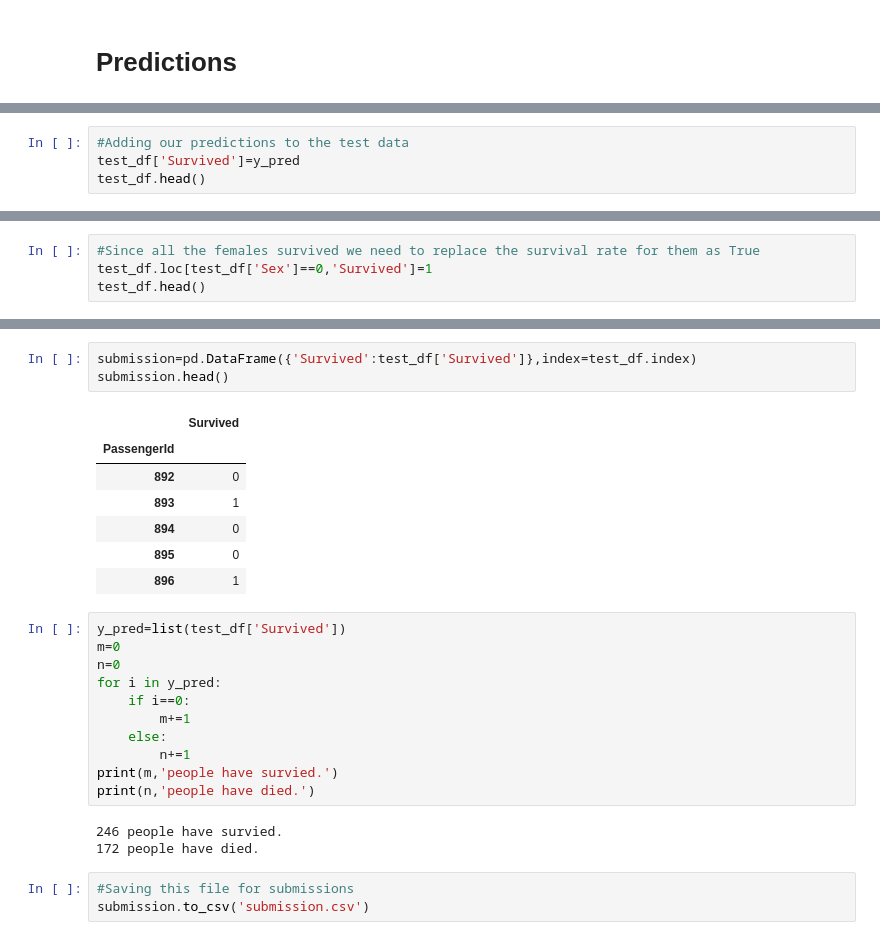
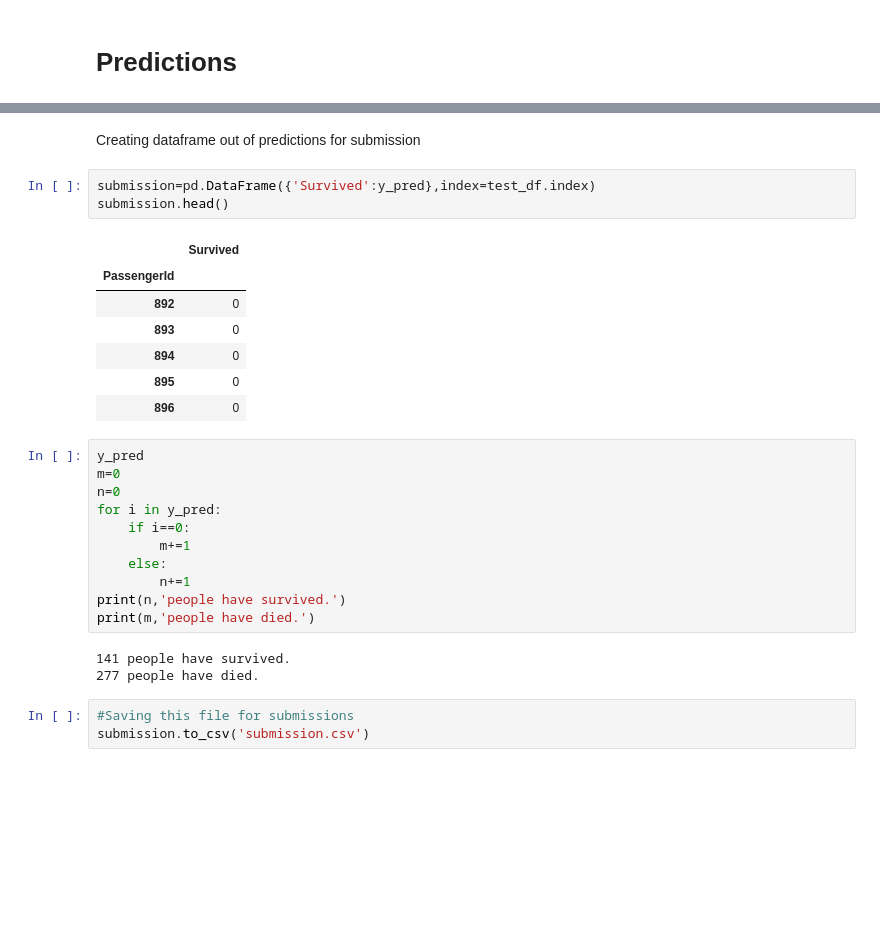
Before and after one commit to prasadposture/Titanic-A-Data-Backed-Story, a Jupyter notebook: Titanic - Machine Learning from Disaster.ipynb, the cells around one changed output, grey strips where cells are left out. Drawn from its saved outputs; the diff is of its cells as text; blank space fills up the shorter version.

```diff
--- a/Titanic - Machine Learning from Disaster.ipynb
+++ b/Titanic - Machine Learning from Disaster.ipynb
@@ -487,7 +470,3 @@ array([0, 0, 0, 0, 0, 0, 1, 0, 1, 0, 0, 0, 1, 0, 1, 1, 0, 0, 1, 0, 0, 0,
        0, 0, 1, 0, 1, 0, 0, 0, 0, 1, 1, 0, 1, 0, 0, 0, 1, 0, 0, 1, 0, 0,
        1, 1, 0, 0, 0, 0, 0, 0, 0, 0, 0, 1, 0, 0, 0, 0, 0, 1, 0, 0, 0, 1,
        0, 1, 0, 0, 1, 0, 1, 0, 1, 0, 0, 0, 1, 1, 1, 1, 1, 0, 1, 0, 0, 0])
-# %%
-#Adding our predictions to the test data
-test_df['Survived']=y_pred
-test_df.head()
@@ -502,4 +472,0 @@ test_df.head()
-# %%
-#Since all the females survived we need to replace the survival rate for them as True
-test_df.loc[test_df['Sex']==0,'Survived']=1
-test_df.head()
@@ -514,16 +473,18 @@ test_df.head()
+# %% [markdown]
+Creating dataframe out of predictions for submission
 # %%
-submission=pd.DataFrame({'Survived':test_df['Survived']},index=test_df.index)
+submission=pd.DataFrame({'Survived':y_pred},index=test_df.index)
 submission.head()
 # %% [output]
 |  | Survived |
 | PassengerId |  |
 | 892 | 0 |
-| 893 | 1 |
+| 893 | 0 |
 | 894 | 0 |
 | 895 | 0 |
-| 896 | 1 |
+| 896 | 0 |
 # %%
-y_pred=list(test_df['Survived'])
+y_pred
 m=0
 n=0
 for i in y_pred:
@@ -531,11 +492,11 @@ for i in y_pred:
         m+=1
     else:
         n+=1
-print(m,'people have survied.')
-print(n,'people have died.')
+print(n,'people have survived.')
+print(m,'people have died.')
 # %% [output]
-246 people have survied.
-172 people have died.
+141 people have survived.
+277 people have died.
 # %%
 #Saving this file for submissions
 submission.to_csv('submission.csv')
```
Also changed, not shown: parts of 8 cells of this notebook.
